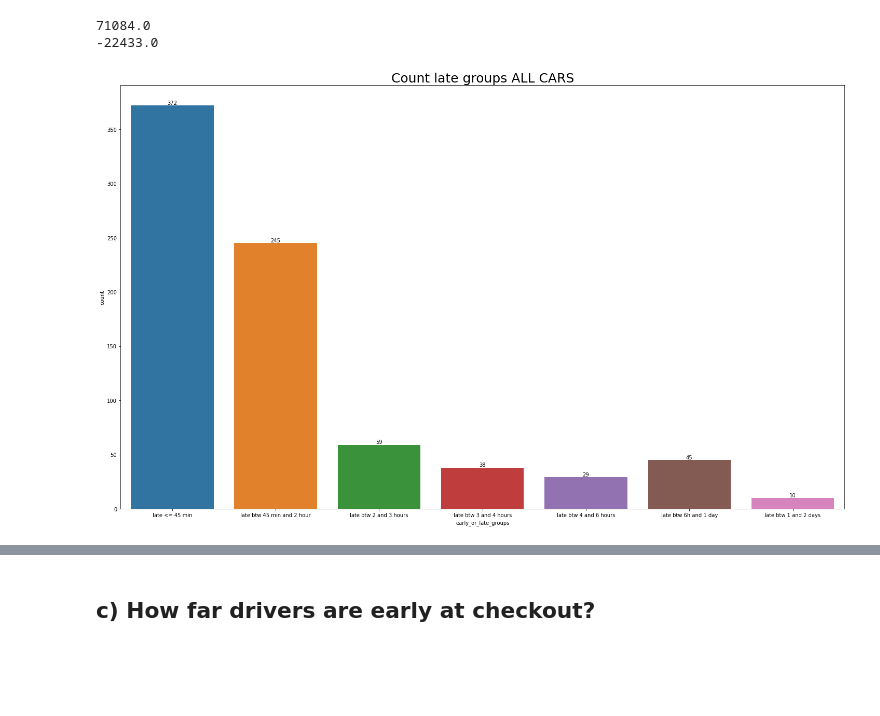
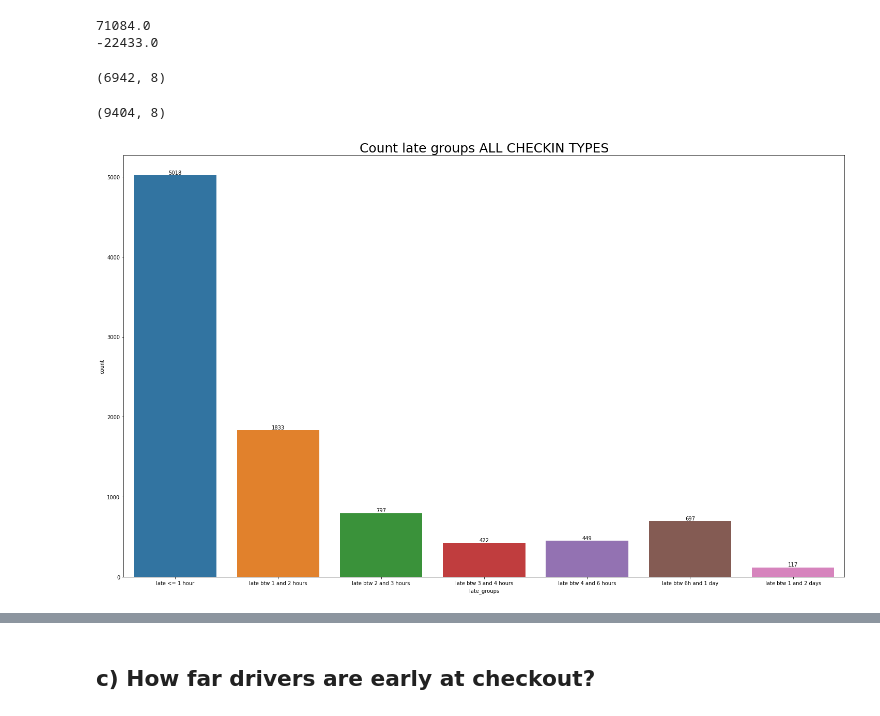
Before and after one commit to christophe-derache/certification35288_bloc5-Deployment-Getaround, a Jupyter notebook: 1 - Data Analysis & Dashboard/1 - data_analysis.ipynb, the cells around one changed output, grey strips where cells are left out. Saved outputs shown, nothing was run; the diff lists cells and outputs as text; code cells hidden in the pictures; blank space fills up the shorter version.

```diff
--- a/1 - data_analysis.ipynb
+++ b/1 - Data Analysis & Dashboard/1 - data_analysis.ipynb
@@ -200,4 +202,4 @@ plt.show()
 # Part 2 - ANALYSIS
 # %%
 # DROP NA
-df_delay_analysis_na_dropped = df_delay_analysis.dropna()
+df_delay_analysis_na_dropped = df_delay_analysis.dropna(subset='delay_at_checkout_in_minutes')
@@ -259,20 +265,39 @@ print(df_delay_analysis['delay_at_checkout_in_minutes'].min())
 # %% [output]
 71084.0
 -22433.0
+# %%
+df_early = df_delay_analysis_na_dropped[df_delay_analysis_na_dropped['delay_at_checkout_in_minutes'] <= 0.0]
+df_late = df_delay_analysis_na_dropped[df_delay_analysis_na_dropped['delay_at_checkout_in_minutes'] > 0.0]
+# %%
+df_early.shape
+# %% [output]
+(6942, 8)
+# %%
+df_late.shape
+# %% [output]
+(9404, 8)
+# %%
+# These groups will be used to analyse early and late drivers
+
+list_to_add_early = []
+
+for value in df_early['delay_at_checkout_in_minutes']:
+    if value <= -120.0 :
+        list_to_add_early.append('early more than 2 hours')
+    else:
+        list_to_add_early.append('early less than 2 hours')
+
+df_early['early_groups'] = list_to_add_early
 # %%
 # These groups will be used to analyse early and late drivers
 
 list_to_add = []
 
-for value in df_delay_analysis_na_dropped['delay_at_checkout_in_minutes']:
-    if value <= -45.0 :
-        list_to_add.append('early more than 45 min')
-    elif value > -45.0 and value <= 0.0:
-        list_to_add.append('early less than 45 min')
-    elif value > 0.0 and value <= 45.0:
-        list_to_add.append('late <= 45 min')
-    elif value > 45.0 and value <= 120.0:
-        list_to_add.append('late btw 45 min and 2 hour')
+for value in df_late['delay_at_checkout_in_minutes']:
+    if value > 0.0 and value <= 60.0:
+        list_to_add.append('late <= 1 hour')
+    elif value > 60.0 and value <= 120.0:
+        list_to_add.append('late btw 1 and 2 hours')
     elif value > 120.0 and value <= 180.0:
         list_to_add.append('late btw 2 and 3 hours')
     elif value > 180.0 and value <= 240.0:
@@ -301,3 +326,5 @@ for value in df_delay_analysis_na_dropped['delay_at_checkout_in_minutes']:
         list_to_add.append('late btw 9 and 10 days')
     else:
         list_to_add.append('late more than 10 days')
+
+df_late['late_groups'] = list_to_add
@@ -306,27 +331,27 @@ df_delay_analysis_na_dropped['early_or_late_groups'] = list_to_add
 # %%
 plt.figure(figsize=(25,15))
-ax = sns.countplot(x='early_or_late_groups',
-                    data=df_delay_analysis_na_dropped,
+ax = sns.countplot(x='late_groups',
+                    data=df_late,
                     #palette=['#778cd8',"#59c758"],
                     order=[
-                    'late <= 45 min',
-                    'late btw 45 min and 2 hour',
+                    'late <= 1 hour',
+                    'late btw 1 and 2 hours',
                     'late btw 2 and 3 hours',
                     'late btw 3 and 4 hours',
                     'late btw 4 and 6 hours',
                     'late btw 6h and 1 day','late btw 1 and 2 days'
                     ]
 
                     )
 for container in ax.containers:
     ax.bar_label(container)
-plt.title('Count late groups ALL CARS',
+plt.title('Count late groups ALL CHECKIN TYPES',
             #fontdict={'color':'#410d88'},
             fontsize=25,
             )
 
 plt.show()
 # %% [output]
-[figure, old version]
+[figure, new version]
 # %%
 plt.figure(figsize=(25,15))
```
Also changed, not shown: parts of 22 cells of this notebook, 8 other files.
